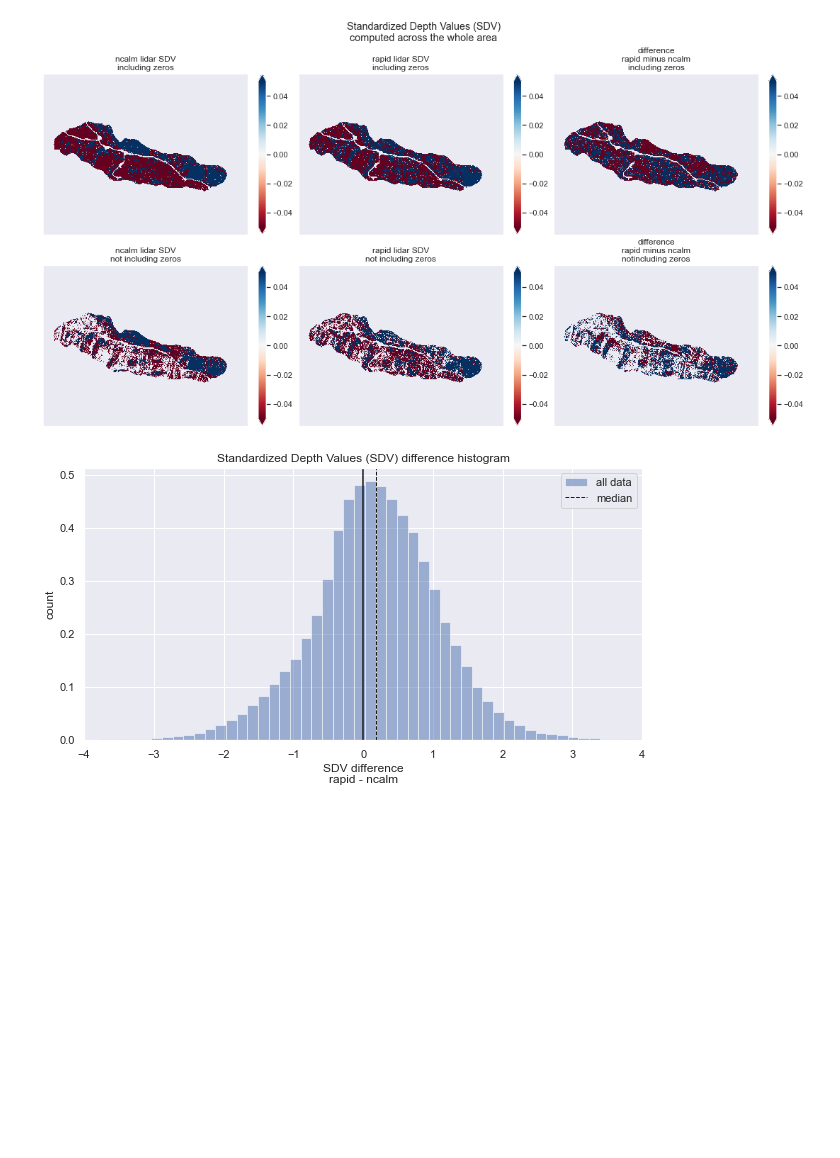
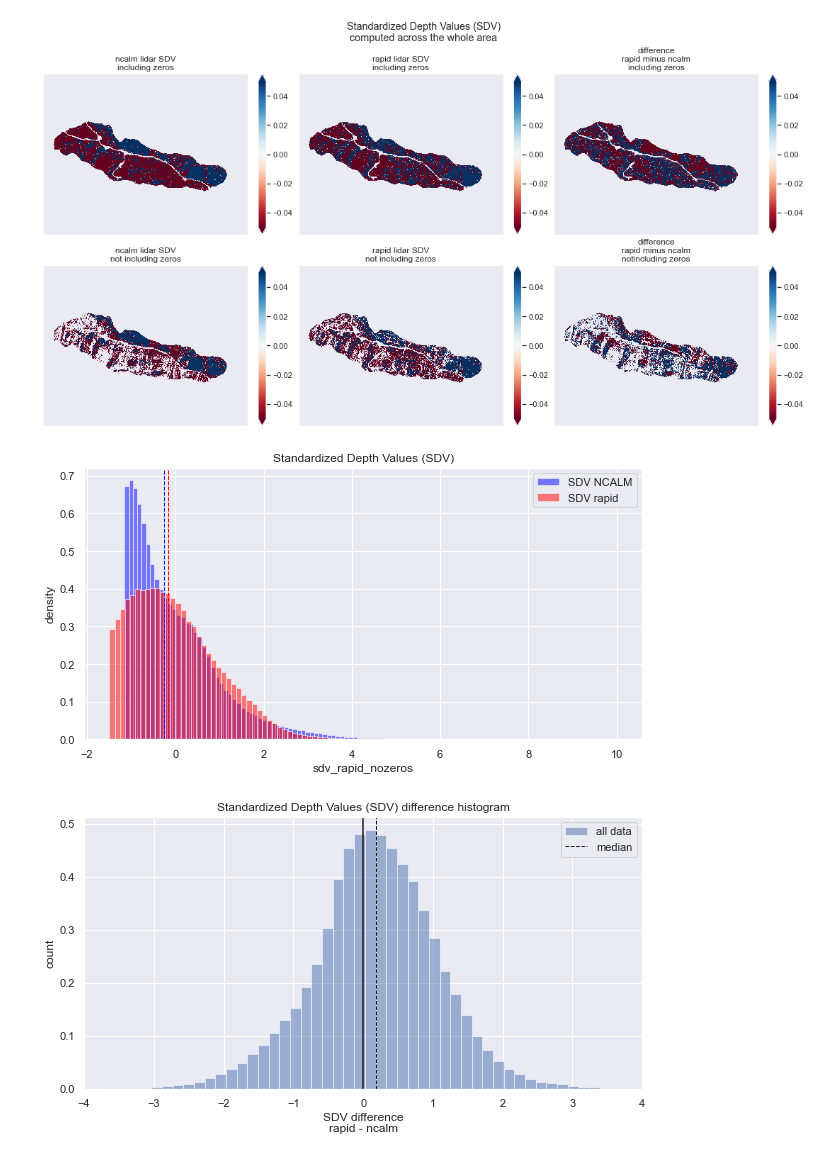
Before and after one commit to cassielumbrazo/CER_raster_analysis, a Jupyter notebook: 8_svd_b.ipynb, the cells around one changed output. Drawn from its saved outputs; the diff is of its cells as text; code cells hidden in the pictures; blank space fills up the shorter version.

```diff
--- a/8_svd_b.ipynb
+++ b/8_svd_b.ipynb
@@ -149,6 +149,27 @@ axes[1,2].set_xlabel('');axes[1,2].set_ylabel('');axes[1,2].set_xticks([]);axes[
 plt.show()
 # %% [output]
 [figure]
+# %%
+fig = plt.figure(figsize=(10,5))
+ds['sdv_ncalm_nozeros'].plot.hist(bins=100, alpha=0.5, density=True, label='SDV NCALM', color='blue');
+ds['sdv_rapid_nozeros'].plot.hist(bins=100, alpha=0.5, density=True, label='SDV rapid', color='red');
+
+# plot the median line
+plt.axvline(ds['sdv_ncalm_nozeros'].median(), color='blue', linestyle='dashed', linewidth=1, label='');
+plt.axvline(ds['sdv_rapid_nozeros'].median(), color='red', linestyle='dashed', linewidth=1, label='');
+
+# plt.axvline(0,c='k')
+
+# constants
+# plt.legend(loc=(1.02,.5));
+plt.legend()
+
+# plt.xlim(-4,4);
+plt.ylabel('density')
+plt.title('Standardized Depth Values (SDV)')
+plt.show()
+# %% [output]
+[figure, added]
 # %%
 fig = plt.figure(figsize=(10,5))
 ds['diff_sdv_rapid_ncalm_nozeros'].plot.hist(bins=100, alpha=0.5, density=True, label='all data');
```
Also changed, not shown: parts of 16 cells of this notebook, 2 other files.
